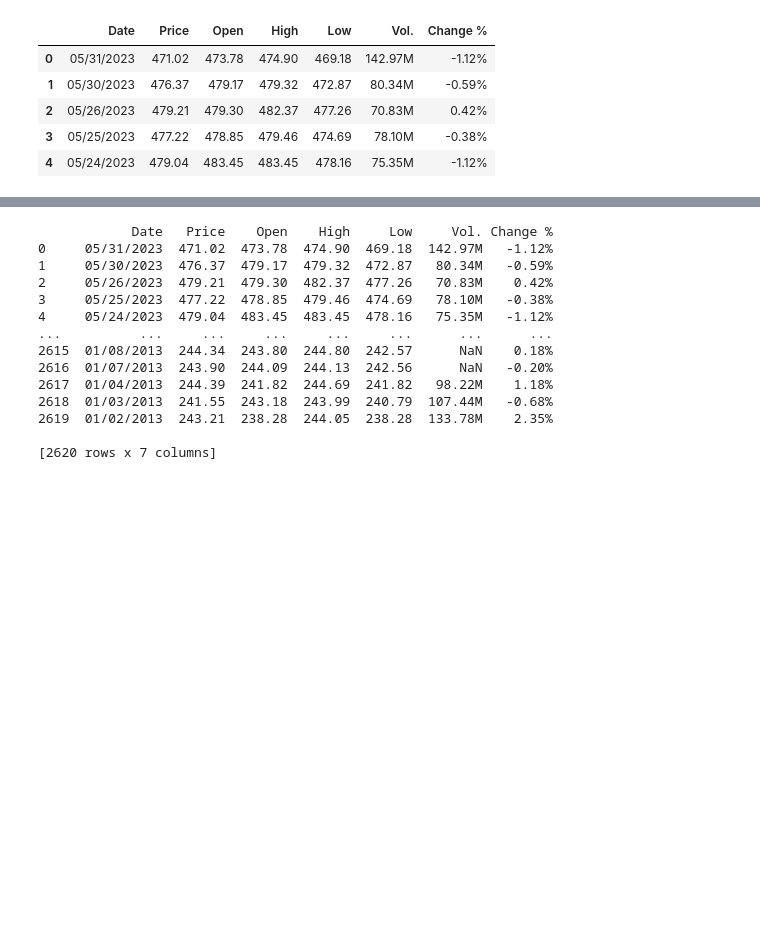
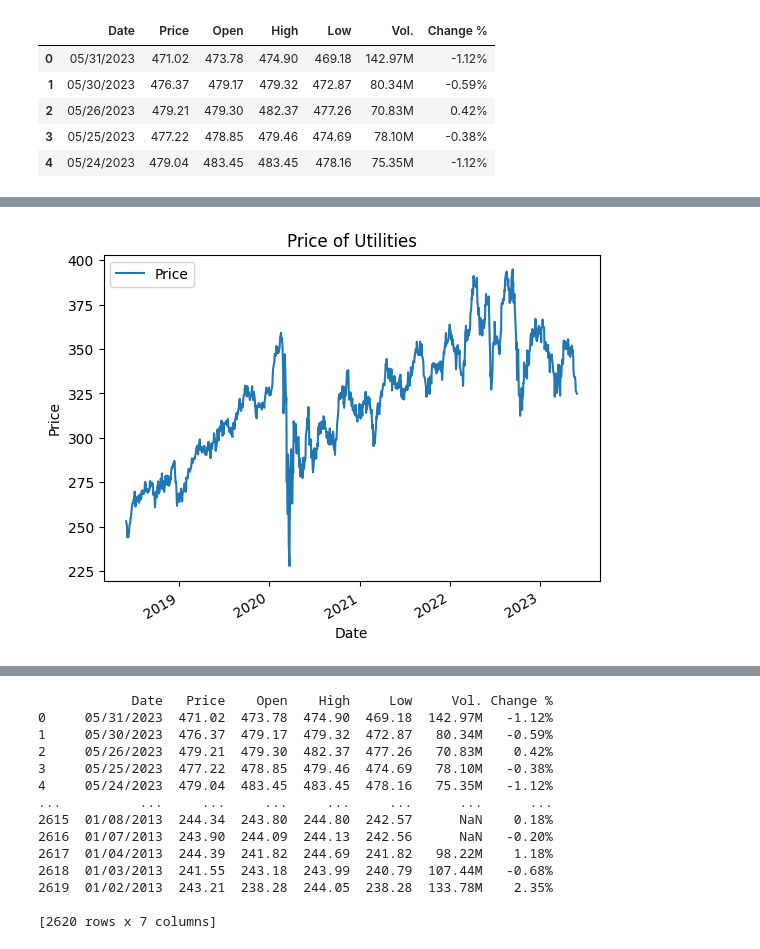
Before and after one commit to ChrisVerg/SmartInvest, a Jupyter notebook: Notebooks/Israel_FinalProjectTestSpace_IG.ipynb, the cells around one changed output, grey strips where cells are left out. Cells and saved outputs as stored; diff of their text form; code cells hidden in the pictures; blank space fills up the shorter version.

```diff
--- a/Notebooks/Israel_FinalProjectTestSpace_IG.ipynb
+++ b/Notebooks/Israel_FinalProjectTestSpace_IG.ipynb
@@ -125,0 +152,2 @@ sp_materials1['Date'] = pd.to_datetime(sp_materials1['Date'], format='%m/%d/%Y')
+# %%
+sp_utilities_f = sp_utilities_f[(sp_utilities_f['Date'] >= start_date) & (sp_utilities_f['Date'] <= end_date)]
@@ -125,0 +164,2 @@ sp_materials1['Date'] = pd.to_datetime(sp_materials1['Date'], format='%m/%d/%Y')
+# %%
+sp_utilities_f['year_month'] = sp_utilities_f['Date'].dt.strftime('%Y-%m')
@@ -138,0 +204,11 @@ plt.show()
+# %%
+sp_utilities_f_with_index = sp_utilities_f.set_index('Date')
+# %%
+sp_utilities_f_with_index['Price'].plot()
+plt.xlabel('Date')
+plt.ylabel('Price')
+plt.title('Price of Utilities')
+plt.legend()
+plt.show()
+# %% [output]
+[figure, added]
```
Also changed, not shown: parts of 23 cells of this notebook, 2 other files.
